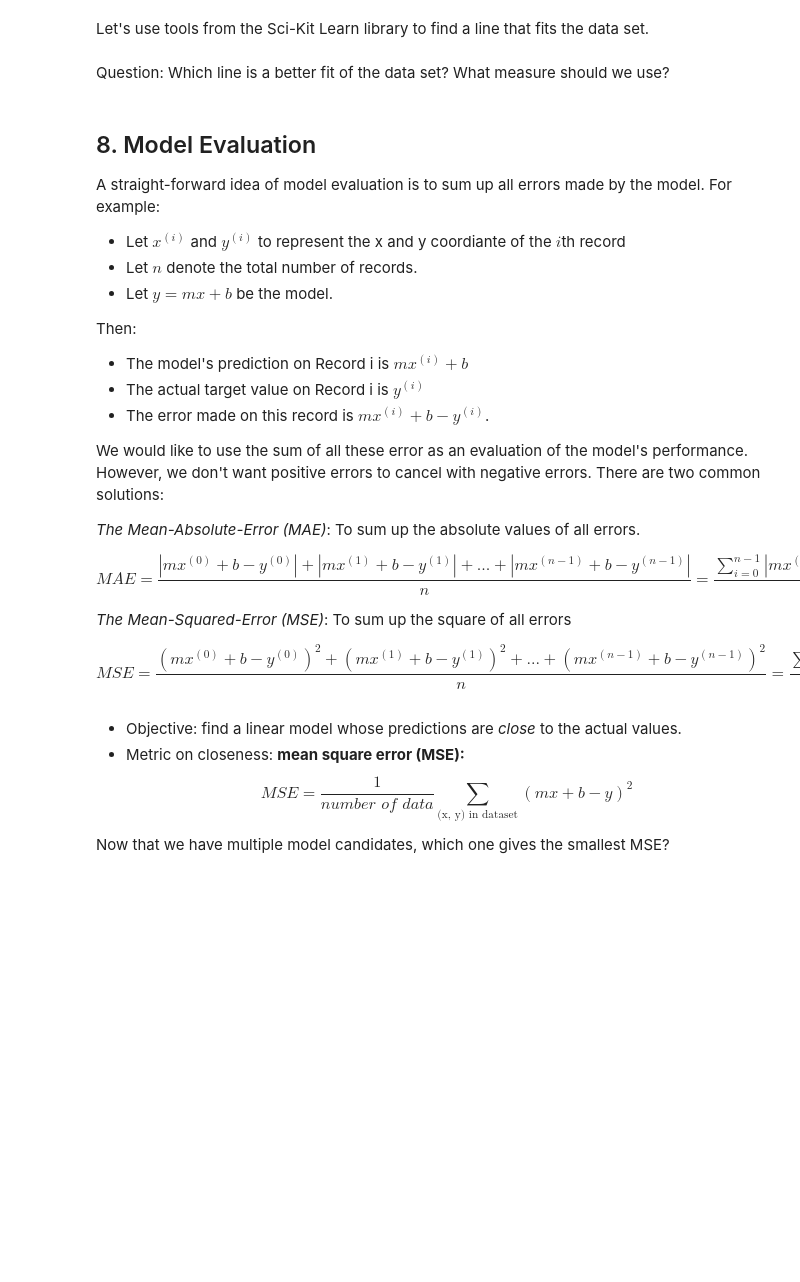
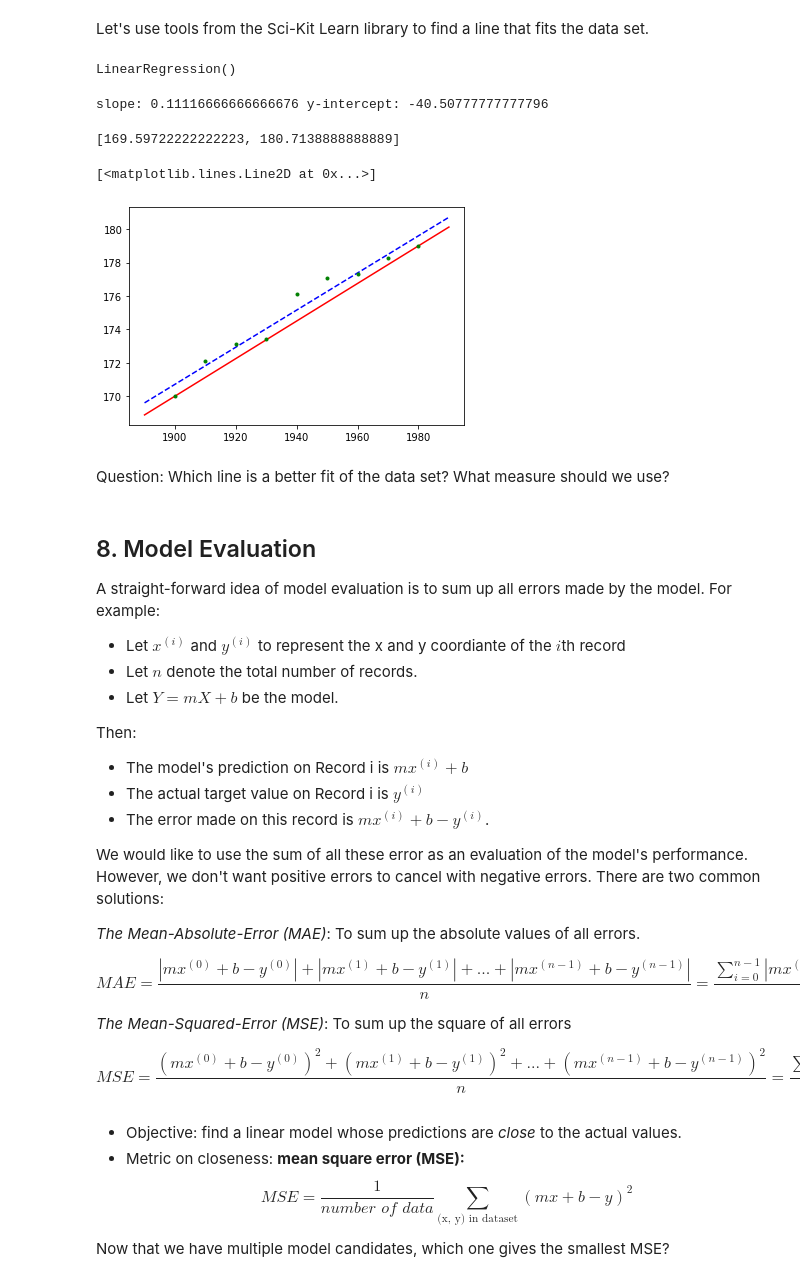
Before and after one commit to ch00226855/CMP414765Fall2022, a Jupyter notebook: Week02_FirstExample_completed.ipynb, the cells around one changed output. Cells and saved outputs as stored; diff of their text form; code cells hidden in the pictures; blank space fills up the shorter version.

```diff
--- a/Week02_FirstExample_completed.ipynb
+++ b/Week02_FirstExample_completed.ipynb
@@ -327,9 +327,18 @@ for year in data.index:
 # %% [markdown]
 Let's use tools from the Sci-Kit Learn library to find a line that fits the data set.
 # %%
-from sklearn.linear_models import LinearRegression
+from sklearn.linear_model import LinearRegression
 model = LinearRegression()
-model.fit(data.index, data['Height(cm)'])
+model.fit(data.index.values.reshape(-1, 1), data['Height(cm)'])
+# .values turns the index to a 1D array
+# .reshape(-1, 1) turns the 1D array to a 2D array
+# %% [output]
+LinearRegression()
 # %%
 # Let's read the official documentation of the LinearRegression class
 # Find the slope and the y-intercept of this line.
+m3 = model.coef_[0]
+b3 = model.intercept_
+print("slope:", m3, "y-intercept:", b3)
+# %% [output]
+slope: 0.11116666666666676 y-intercept: -40.50777777777796
@@ -338,3 +345,26 @@ model.fit(data.index, data['Height(cm)'])
+# %%
+# Visualize the line together with data points.
+
+# Calculate two points on the line
+x_coordinates = [1890, 1990]
+y_coordinates = []
+for year in x_coordinates:
+    y_coordinates.append(m1 * year + b1)
+
+plt.plot(x_coordinates, y_coordinates, "r-")
+
+y_coordinates = []
+for x in x_coordinates:
+  y = m3 * x + b3
+  y_coordinates.append(y)
+
+print(y_coordinates)
+plt.plot(x_coordinates, y_coordinates, "b--")
+plt.plot(years, heights, "g.")
+# %% [output]
+[169.59722222222223, 180.7138888888889]
+[<matplotlib.lines.Line2D at 0x...>]
+[figure, added]
 # %% [markdown]
 Question: Which line is a better fit of the data set? What measure should we use?
 # %% [markdown]
@@ -344,7 +374,7 @@ A straight-forward idea of model evaluation is to sum up all errors made by the
 
 - Let $x^{(i)}$ and $y^{(i)}$ to represent the x and y coordiante of the $i$th record
 - Let $n$ denote the total number of records.
-- Let $y = mx + b$ be the model.
+- Let $Y = mX + b$ be the model.
 
 Then:
 - The model's prediction on Record i is $mx^{(i)} + b$
```
Also changed, not shown: parts of 4 cells of this notebook.
